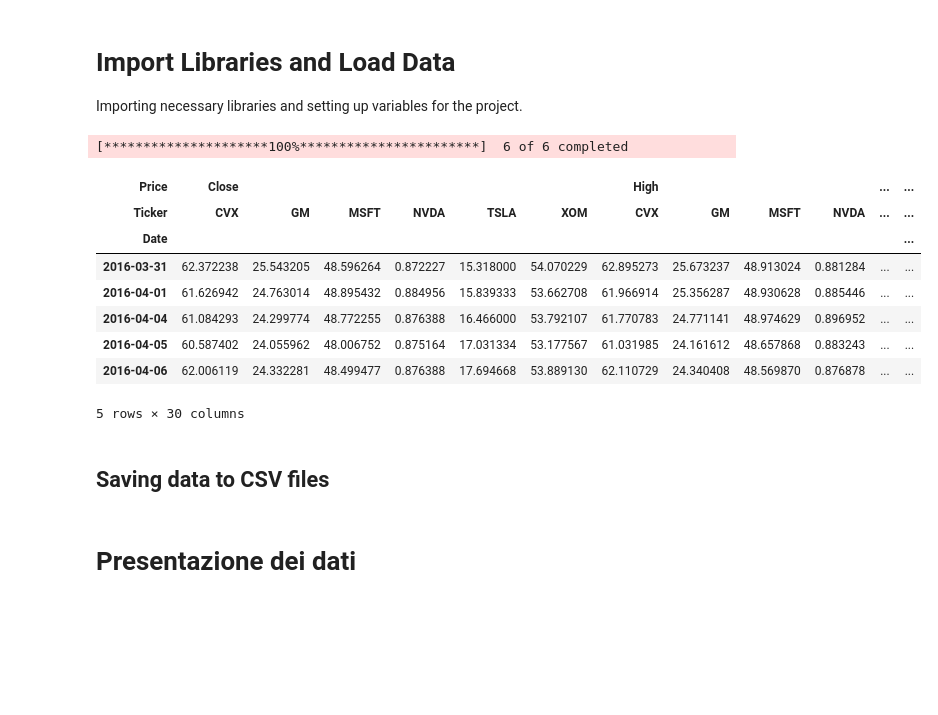
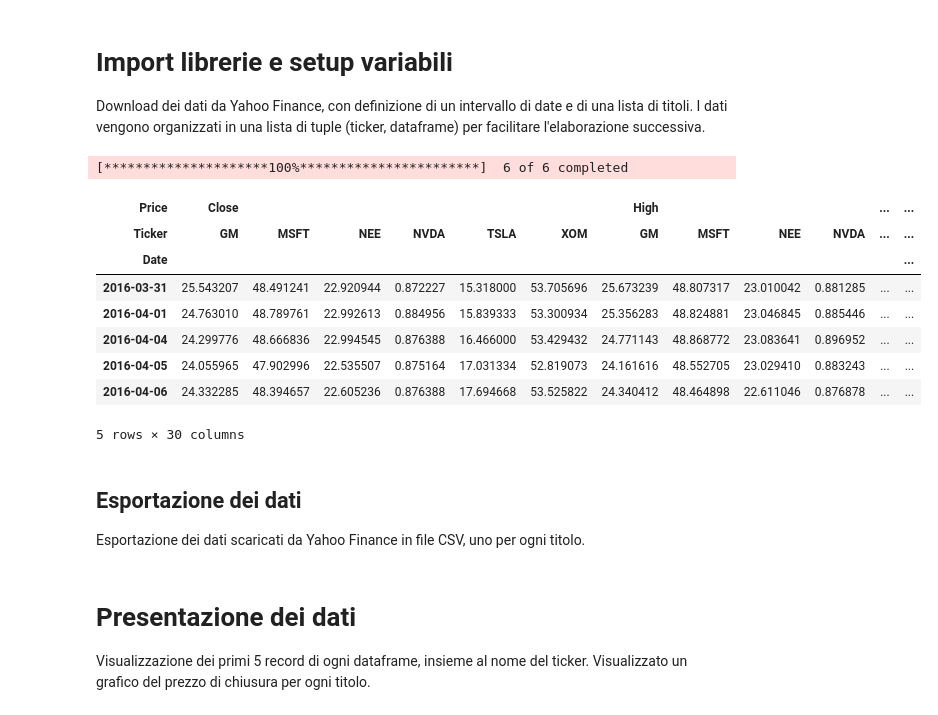
Before and after one commit to LucaGiani787/finance-project, a Jupyter notebook: project.ipynb, the cells around one changed output. Cells and saved outputs as stored; diff of their text form; code cells hidden in the pictures; blank space fills up the shorter version.

```diff
--- a/project.ipynb
+++ b/project.ipynb
@@ -1,31 +1,39 @@
 # %% [markdown]
-# Import Libraries and Load Data
+# Import librerie e setup variabili
 
-Importing necessary libraries and setting up variables for the project.
+Download dei dati da Yahoo Finance, con definizione di un intervallo di date e di una lista di titoli. I dati vengono organizzati in una lista di tuple (ticker, dataframe) per facilitare l'elaborazione successiva.
 # %%
 import pandas as pd
 import numpy as np
 import matplotlib.pyplot as plt
 import yfinance as yf
 import datetime as dt
+from IPython.display import display
 
 start_date = dt.datetime(2016, 3, 31)
 end_date = dt.datetime(2026, 3, 31)
+stocks = ['MSFT', 'NVDA', 'TSLA', 'GM', 'XOM', 'NEE']
+stock_list = []
 
-data = yf.download(['MSFT', 'NVDA', 'TSLA', 'GM', 'XOM', 'CVX'], start=start_date, end=end_date)
+data = yf.download(stocks, start=start_date, end=end_date)
+for t in data.columns.get_level_values('Ticker').unique():
+    ticker = data.xs(t, axis=1, level = 'Ticker', drop_level=True)
+    stock_list.append((t, ticker))
 
 data.head()
 # %% [output]
 [*********************100%***********************]  6 of 6 completed
 | Price | Close |  |  |  |  |  | High |  |  |  | ... | ... |
-| Ticker | CVX | GM | MSFT | NVDA | TSLA | XOM | CVX | GM | MSFT | NVDA | ... | ... |
+| Ticker | GM | MSFT | NEE | NVDA | TSLA | XOM | GM | MSFT | NEE | NVDA | ... | ... |
 | Date |  |  |  |  |  |  |  |  |  |  |  | ... |
-| 2016-03-31 | 62.372238 | 25.543205 | 48.596264 | 0.872227 | 15.318000 | 54.070229 | 62.895273 | 25.673237 | 48.913024 | 0.881284 | ... | ... |
-| 2016-04-01 | 61.626942 | 24.763014 | 48.895432 | 0.884956 | 15.839333 | 53.662708 | 61.966914 | 25.356287 | 48.930628 | 0.885446 | ... | ... |
-| 2016-04-04 | 61.084293 | 24.299774 | 48.772255 | 0.876388 | 16.466000 | 53.792107 | 61.770783 | 24.771141 | 48.974629 | 0.896952 | ... | ... |
-| 2016-04-05 | 60.587402 | 24.055962 | 48.006752 | 0.875164 | 17.031334 | 53.177567 | 61.031985 | 24.161612 | 48.657868 | 0.883243 | ... | ... |
-| 2016-04-06 | 62.006119 | 24.332281 | 48.499477 | 0.876388 | 17.694668 | 53.889130 | 62.110729 | 24.340408 | 48.569870 | 0.876878 | ... | ... |
+| 2016-03-31 | 25.543207 | 48.491241 | 22.920944 | 0.872227 | 15.318000 | 53.705696 | 25.673239 | 48.807317 | 23.010042 | 0.881285 | ... | ... |
+| 2016-04-01 | 24.763010 | 48.789761 | 22.992613 | 0.884956 | 15.839333 | 53.300934 | 25.356283 | 48.824881 | 23.046845 | 0.885446 | ... | ... |
+| 2016-04-04 | 24.299776 | 48.666836 | 22.994545 | 0.876388 | 16.466000 | 53.429432 | 24.771143 | 48.868772 | 23.083641 | 0.896952 | ... | ... |
+| 2016-04-05 | 24.055965 | 47.902996 | 22.535507 | 0.875164 | 17.031334 | 52.819073 | 24.161616 | 48.552705 | 23.029410 | 0.883243 | ... | ... |
+| 2016-04-06 | 24.332285 | 48.394657 | 22.605236 | 0.876388 | 17.694668 | 53.525822 | 24.340412 | 48.464898 | 22.611046 | 0.876878 | ... | ... |
 5 rows × 30 columns
 # %% [markdown]
-## Saving data to CSV files
+## Esportazione dei dati
+
+Esportazione dei dati scaricati da Yahoo Finance in file CSV, uno per ogni titolo.
 # %%
@@ -39,4 +42,6 @@ for t in data.columns.get_level_values('Ticker').unique():
 # %% [markdown]
 # Presentazione dei dati
+
+Visualizzazione dei primi 5 record di ogni dataframe, insieme al nome del ticker. Visualizzato un grafico del prezzo di chiusura per ogni titolo.
 # %%
 for name, stock in stock_list:
```
Also changed, not shown: parts of 8 cells of this notebook, 29 other files.
